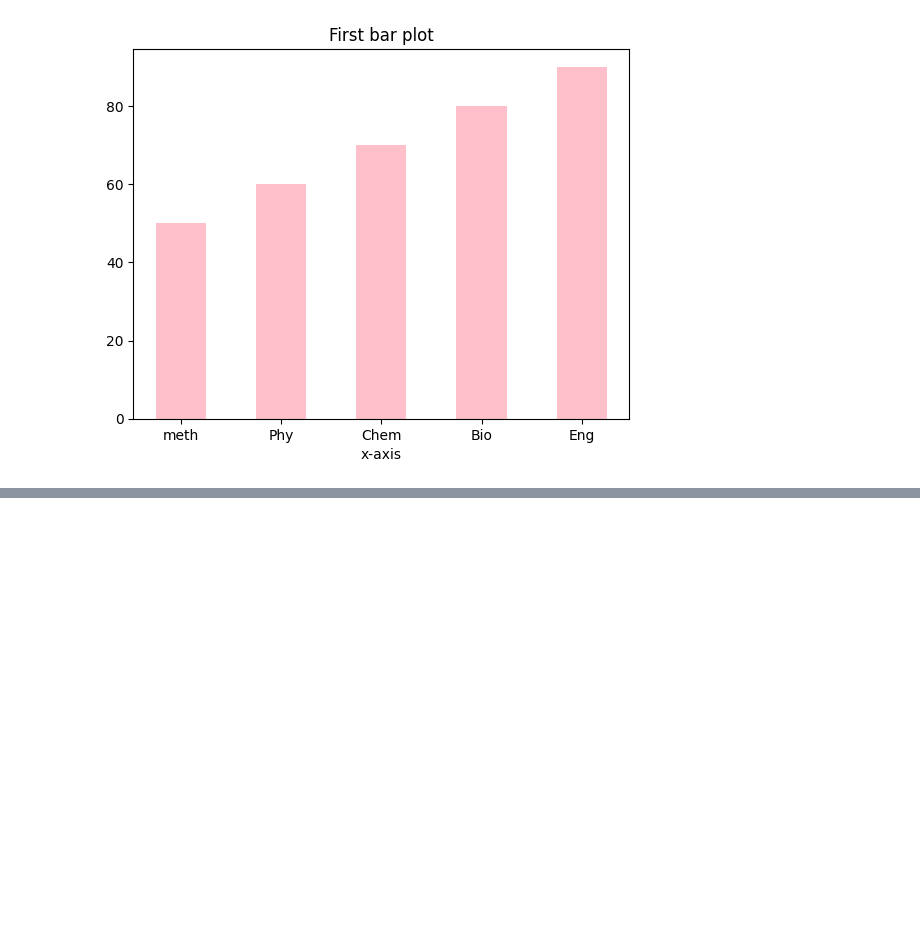
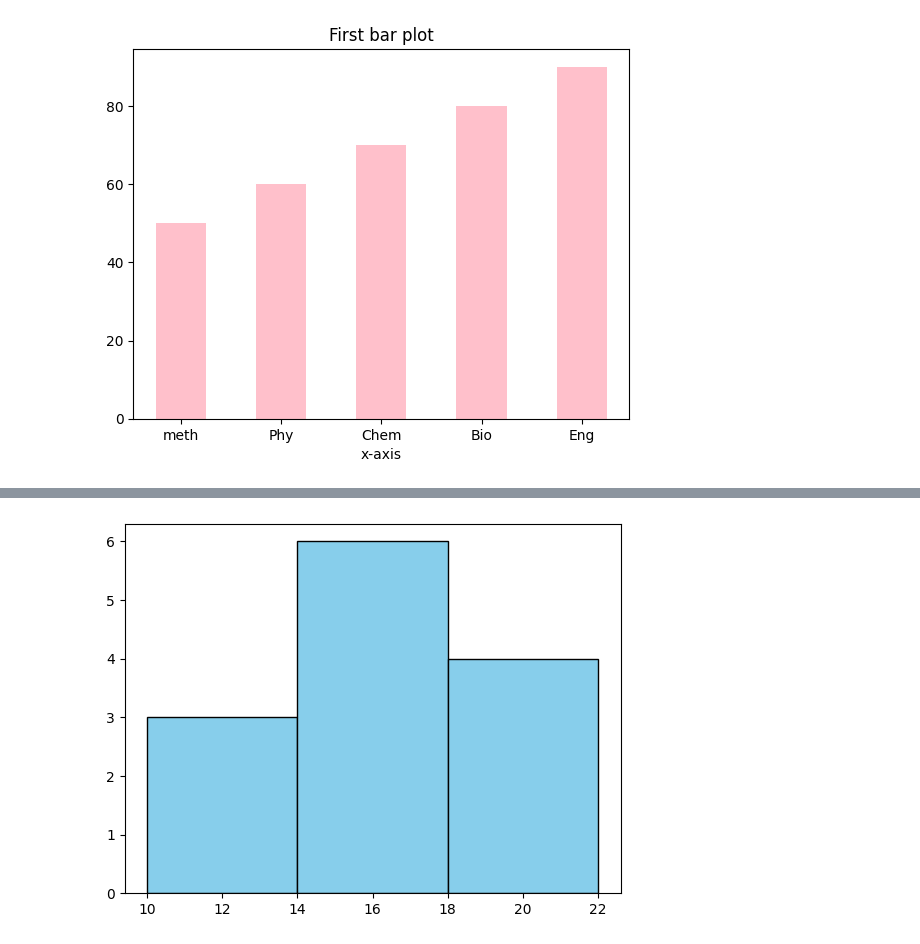
Before and after one commit to Showmemypath/Visualizations-Matplotlib-and-Seaborn, a Jupyter notebook: exercises/exercise1.ipynb, the cells around one changed output, grey strips where cells are left out. Drawn from its saved outputs; the diff is of its cells as text; code cells hidden in the pictures; blank space fills up the shorter version.

```diff
--- a/exercises/exercise1.ipynb
+++ b/exercises/exercise1.ipynb
@@ -83,0 +119,7 @@ plt.show()
+# %%
+data = [12, 15, 14, 10, 18, 20, 22, 19, 17, 16, 15, 14, 13]
+
+plt.hist(data,bins=3,edgecolor='black',color='skyblue')
+plt.show()
+# %% [output]
+[figure, added]
```
Also changed, not shown: parts of 7 cells of this notebook.
